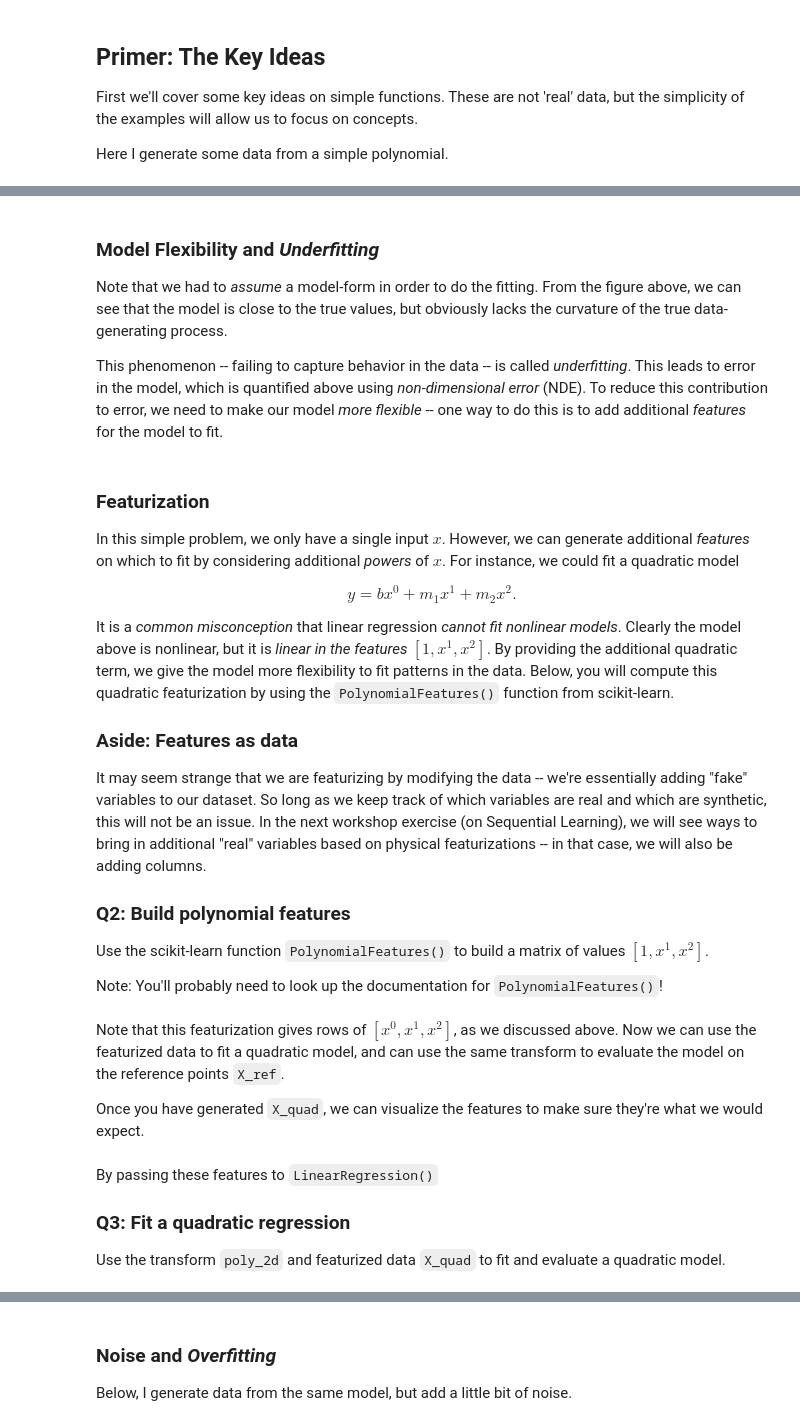
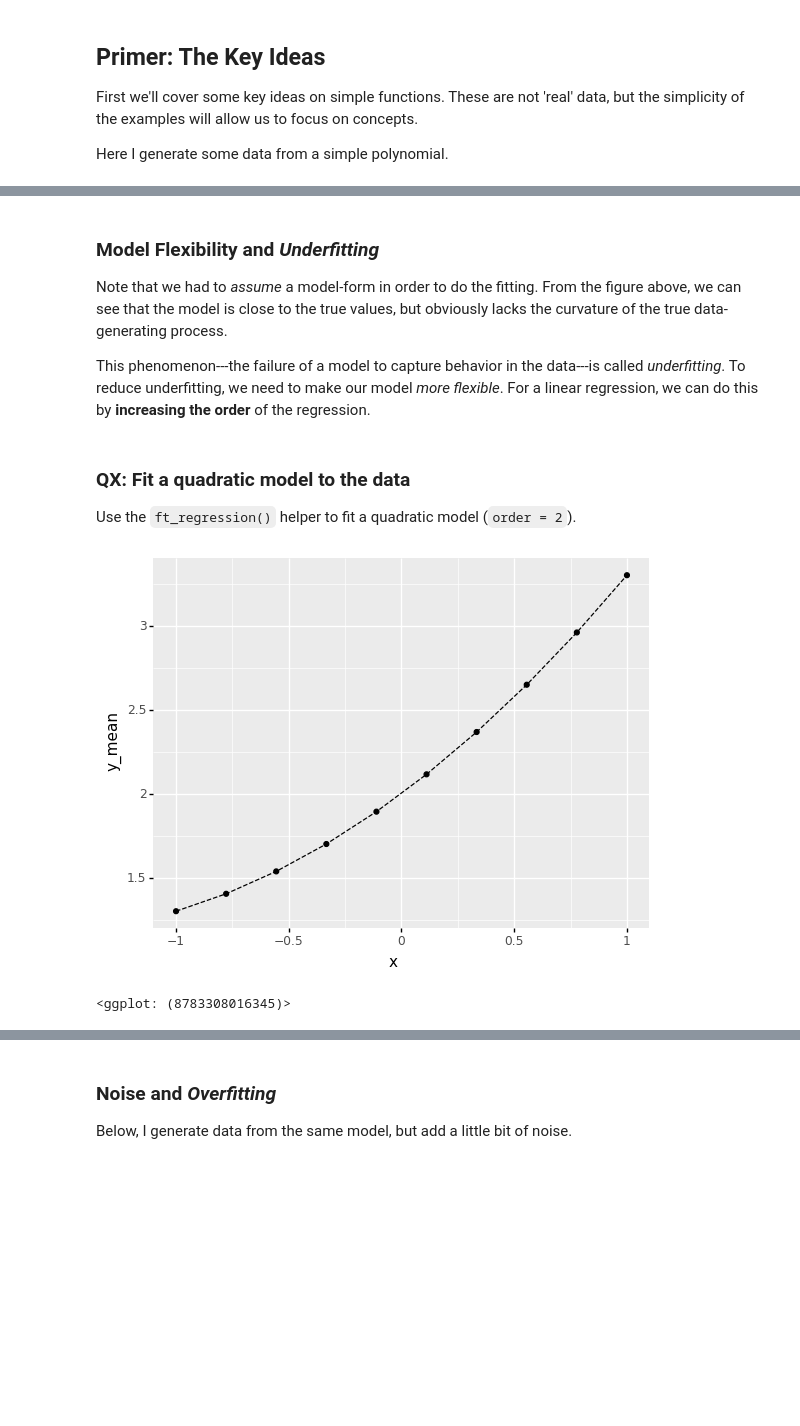
Before and after one commit to zdelrosario/mi101, a Jupyter notebook: _sources/notebooks/05_ml_solution.ipynb, the cells around one changed output, grey strips where cells are left out. Saved outputs shown, nothing was run; the diff lists cells and outputs as text; code cells hidden in the pictures; blank space fills up the shorter version.

```diff
--- a/_sources/notebooks/05_ml_solution.ipynb
+++ b/_sources/notebooks/05_ml_solution.ipynb
@@ -192,20 +234,6 @@ NameError: name 'X_c' is not defined
 # %% [markdown]
 ### Model Flexibility and _Underfitting_
+
 Note that we had to _assume_ a model-form in order to do the fitting. From the figure above, we can see that the model is close to the true values, but obviously lacks the curvature of the true data-generating process.
 
-This phenomenon -- failing to capture behavior in the data -- is called _underfitting_. This leads to error in the model, which is quantified above using _non-dimensional error_ (NDE). To reduce this contribution to error, we need to make our model _more flexible_ -- one way to do this is to add additional _features_ for the model to fit.
+This phenomenon---the failure of a model to capture behavior in the data---is called _underfitting_. To reduce underfitting, we need to make our model _more flexible_. For a linear regression, we can do this by **increasing the order** of the regression.
-# %% [markdown]
-### Featurization
-In this simple problem, we only have a single input $x$. However, we can generate additional _features_ on which to fit by considering additional _powers_ of $x$. For instance, we could fit a quadratic model
-
-$$y = b x^0 + m_1 x^1 + m_2 x^2.$$
-
-It is a _common misconception_ that linear regression _cannot fit nonlinear models_. Clearly the model above is nonlinear, but it is _linear in the features_ $[1, x^1, x^2]$. By providing the additional quadratic term, we give the model more flexibility to fit patterns in the data. Below, you will compute this quadratic featurization by using the `PolynomialFeatures()` function from scikit-learn.
-
-### Aside: Features as data
-It may seem strange that we are featurizing by modifying the data -- we're essentially adding "fake" variables to our dataset. So long as we keep track of which variables are real and which are synthetic, this will not be an issue. In the next workshop exercise (on Sequential Learning), we will see ways to bring in additional "real" variables based on physical featurizations -- in that case, we will also be adding columns.
-
-### Q2: Build polynomial features
-Use the scikit-learn function `PolynomialFeatures()` to build a matrix of values $[1, x^1, x^2]$.
-
-Note: You'll probably need to look up the documentation for `PolynomialFeatures()`!
@@ -230,4 +239,0 @@ print("(Should be)\n [Constant,    Linear,     Quadratic]")
-# %% [markdown]
-Note that this featurization gives rows of $[x^0, x^1, x^2]$, as we discussed above. Now we can use the featurized data to fit a quadratic model, and can use the same transform to evaluate the model on the reference points `X_ref`.
-
-Once you have generated `X_quad`, we can visualize the features to make sure they're what we would expect.
@@ -242,5 +239,0 @@ plt.ylabel("y")
-# %% [markdown]
-By passing these features to `LinearRegression()`
-
-### Q3: Fit a quadratic regression
-Use the transform `poly_2d` and featurized data `X_quad` to fit and evaluate a quadratic model.
@@ -274 +240,35 @@ plt.show()
+# %% [markdown]
+### __QX__: Fit a quadratic model to the data
+
+Use the `ft_regression()` helper to fit a quadratic model (`order = 2`).
+# %%
+###
+# TASK: Fit a quadratic model
+###
+
+# -- FINISH THE CODE BELOW -----
+# Fit a quadratic
+md_quad = (
+    df_ex1
+
+    >> ft_regression(var=["x"], out=["y"], order=2)
+)
+
+# -- NO NEED TO EDIT BELOW HERE -----
+# Predict
+df_quad_pred = (
+    md_quad
+    >> gr.ev_df(df=df_ex1)
+)
+
+# Plot results
+(
+    df_quad_pred
+    >> pt.ggplot(pt.aes("x", "y_mean"))
+    + pt.geom_line(linetype="dashed")
+    + pt.geom_point(pt.aes(y="y"))
+)
+# %% [output]
+[figure, added]
+<ggplot: (8783308016345)>
 # %% [markdown]
```
Also changed, not shown: parts of 27 cells of this notebook, 33 other files.
